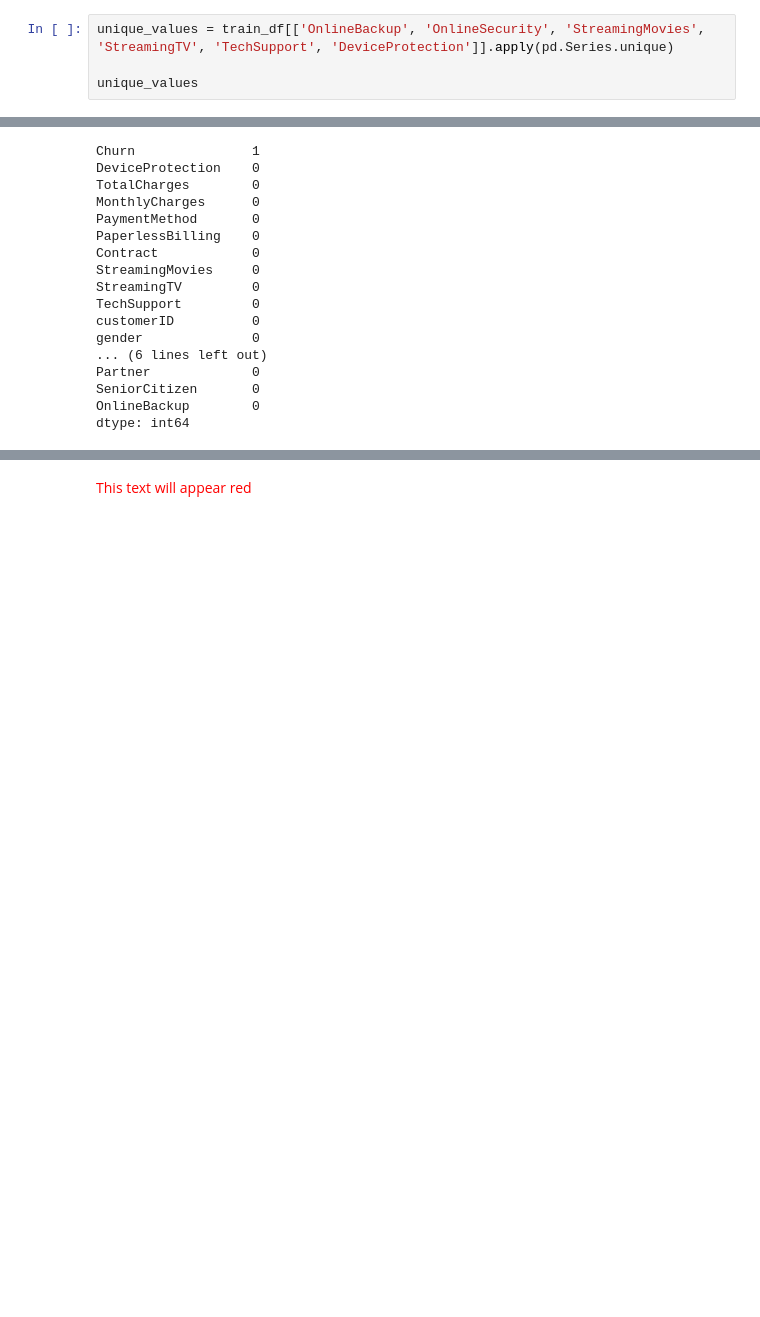
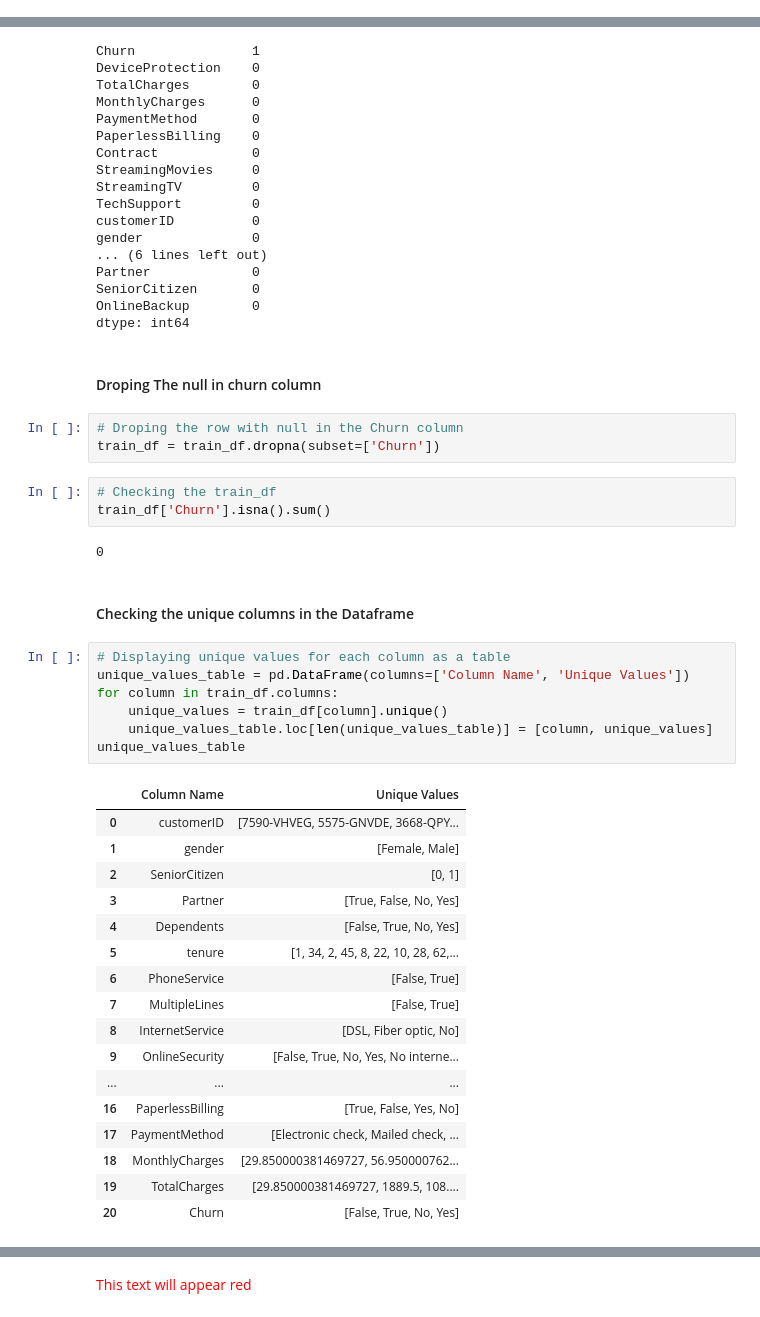
Before and after one commit to wamathaiwandeto/Customer-Churn-Prediction, a Jupyter notebook: churn.ipynb, the cells around one changed output, grey strips where cells are left out. Drawn from its saved outputs; the diff is of its cells as text; blank space fills up the shorter version.

```diff
--- a/churn.ipynb
+++ b/churn.ipynb
@@ -333,7 +333,3 @@ array(['DSL', 'Fiber optic', 'No'], dtype=object)
 # %%
 # Filling the nulls in the six columns with the condition the 'No' from 'InternetService'
 train_df.loc[train_df['InternetService'] == 'No', ['OnlineBackup', 'OnlineSecurity', 'StreamingMovies', 'StreamingTV', 'TechSupport', 'DeviceProtection']] = train_df.loc[train_df['InternetService'] == 'No', ['OnlineBackup', 'OnlineSecurity', 'StreamingMovies', 'StreamingTV', 'TechSupport', 'DeviceProtection']].fillna(False)
-# %%
-unique_values = train_df[['OnlineBackup', 'OnlineSecurity', 'StreamingMovies', 'StreamingTV', 'TechSupport', 'DeviceProtection']].apply(pd.Series.unique)
-
-unique_values
@@ -392,3 +356,40 @@ Partner             0
 SeniorCitizen       0
 OnlineBackup        0
 dtype: int64
+# %% [markdown]
+#### Droping The null in churn column
+# %%
+# Droping the row with null in the Churn column
+train_df = train_df.dropna(subset=['Churn'])
+# %%
+# Checking the train_df
+train_df['Churn'].isna().sum()
+# %% [output]
+0
+# %% [markdown]
+#### Checking the unique columns in the Dataframe
+# %%
+# Displaying unique values for each column as a table
+unique_values_table = pd.DataFrame(columns=['Column Name', 'Unique Values'])
+for column in train_df.columns:
+    unique_values = train_df[column].unique()
+    unique_values_table.loc[len(unique_values_table)] = [column, unique_values]
+unique_values_table
+# %% [output]
+|  | Column Name | Unique Values |
+| 0 | customerID | [7590-VHVEG, 5575-GNVDE, 3668-QPY... |
+| 1 | gender | [Female, Male] |
+| 2 | SeniorCitizen | [0, 1] |
+| 3 | Partner | [True, False, No, Yes] |
+| 4 | Dependents | [False, True, No, Yes] |
+| 5 | tenure | [1, 34, 2, 45, 8, 22, 10, 28, 62,... |
+| 6 | PhoneService | [False, True] |
+| 7 | MultipleLines | [False, True] |
+| 8 | InternetService | [DSL, Fiber optic, No] |
+| 9 | OnlineSecurity | [False, True, No, Yes, No interne... |
+| ... | ... | ... |
+| 16 | PaperlessBilling | [True, False, Yes, No] |
+| 17 | PaymentMethod | [Electronic check, Mailed check, ... |
+| 18 | MonthlyCharges | [29.850000381469727, 56.950000762... |
+| 19 | TotalCharges | [29.850000381469727, 1889.5, 108.... |
+| 20 | Churn | [False, True, No, Yes] |
```
Also changed, not shown: parts of 8 cells of this notebook.
